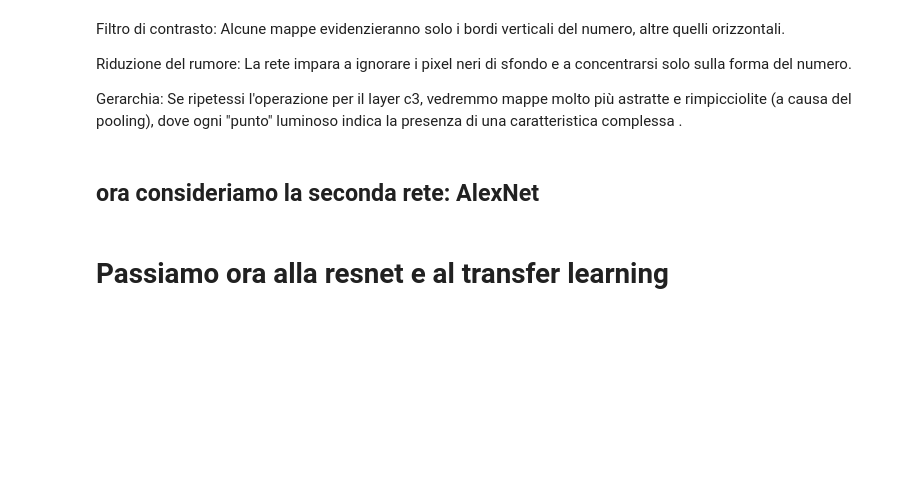
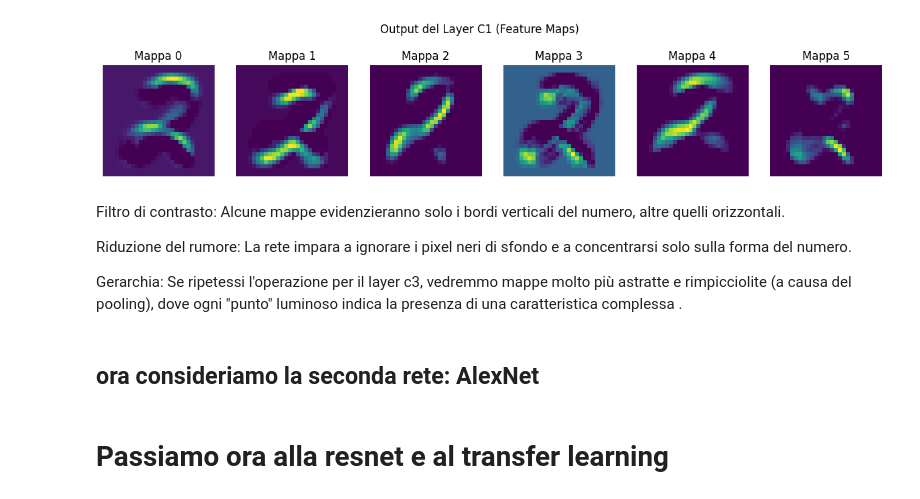
Before and after one commit to andreacds3/corso_ai, a Jupyter notebook: modulo_2_deep_learning/esercitazione_CNN.ipynb, the cells around one changed output. Cells and saved outputs as stored; diff of their text form; code cells hidden in the pictures; blank space fills up the shorter version.

```diff
--- a/modulo_2_deep_learning/esercitazione_CNN.ipynb
+++ b/modulo_2_deep_learning/esercitazione_CNN.ipynb
@@ -144,24 +154,26 @@ visualizza_filtri(model)
 # %%
 def visualizza_attivazioni(model, immagine):
     model.eval()
     with torch.no_grad():
         # Passiamo l'immagine nel primo layer
         attivazione_c1 = model.relu(model.c1(immagine.unsqueeze(0)))
 
     # Visualizziamo i 6 canali in uscita dal primo layer
     fig, axes = plt.subplots(1, 6, figsize=(15, 3))
     for i in range(6):
         axes[i].imshow(attivazione_c1[0, i].cpu(), cmap='viridis')
         axes[i].axis('off')
         axes[i].set_title(f"Mappa {i}")
 
     plt.suptitle("Output del Layer C1 (Feature Maps)")
     plt.show()
 
 # Prendi un'immagine dal test_loader e visualizzala
 dataiter = iter(val_loader)
 immagini, labels = next(dataiter)
-visualizza_attivazioni(model, immagini[6])
+visualizza_attivazioni(model, immagini[1])
+# %% [output]
+[figure, added]
 # %% [markdown]
 Filtro di contrasto: Alcune mappe evidenzieranno solo i bordi verticali del numero, altre quelli orizzontali.
 
```
Also changed, not shown: parts of 9 cells of this notebook, 3 other files.
